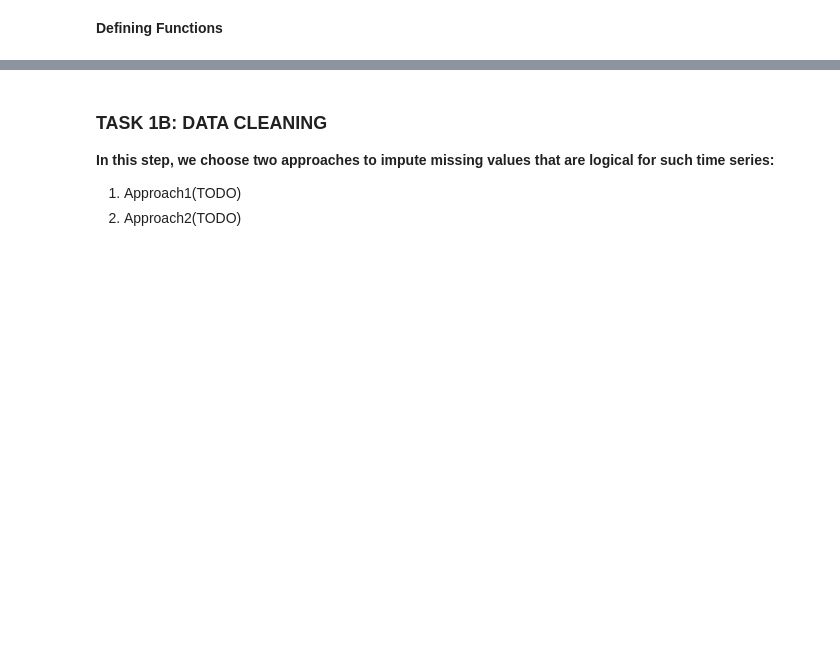
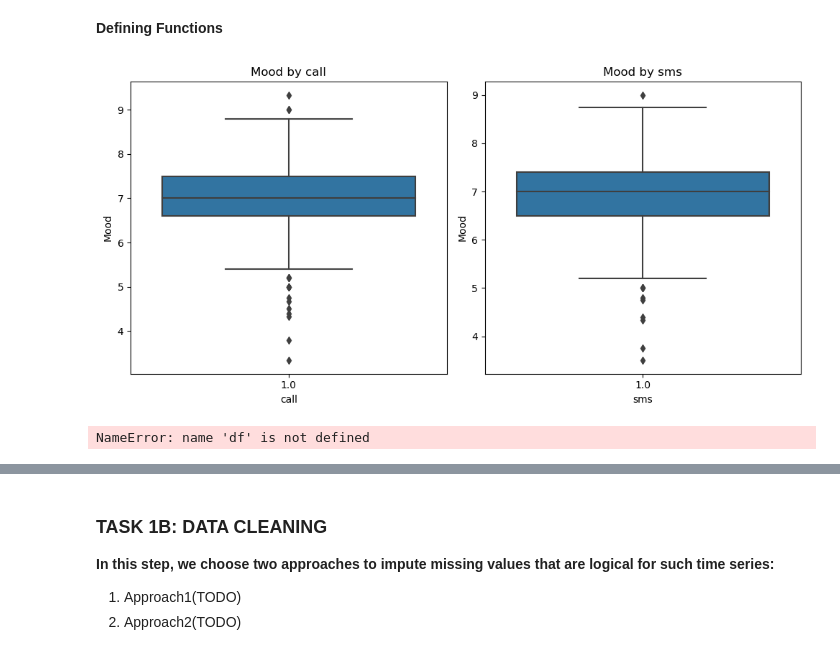
Before and after one commit to dingminglll/Data-Mining, a Jupyter notebook: Assignment1.ipynb, the cells around one changed output, grey strips where cells are left out. Cells and saved outputs as stored; diff of their text form; code cells hidden in the pictures; blank space fills up the shorter version.

```diff
--- a/Assignment1.ipynb
+++ b/Assignment1.ipynb
@@ -148 +159,7 @@ def plot_heatmap(data):
     plt.show()
+# %%
+plot_boxplot(data_with_id)
+plt.show()
+# %% [output]
+[figure, added]
+NameError: name 'df' is not defined
```
Also changed, not shown: parts of 8 cells of this notebook, 4 other files.
